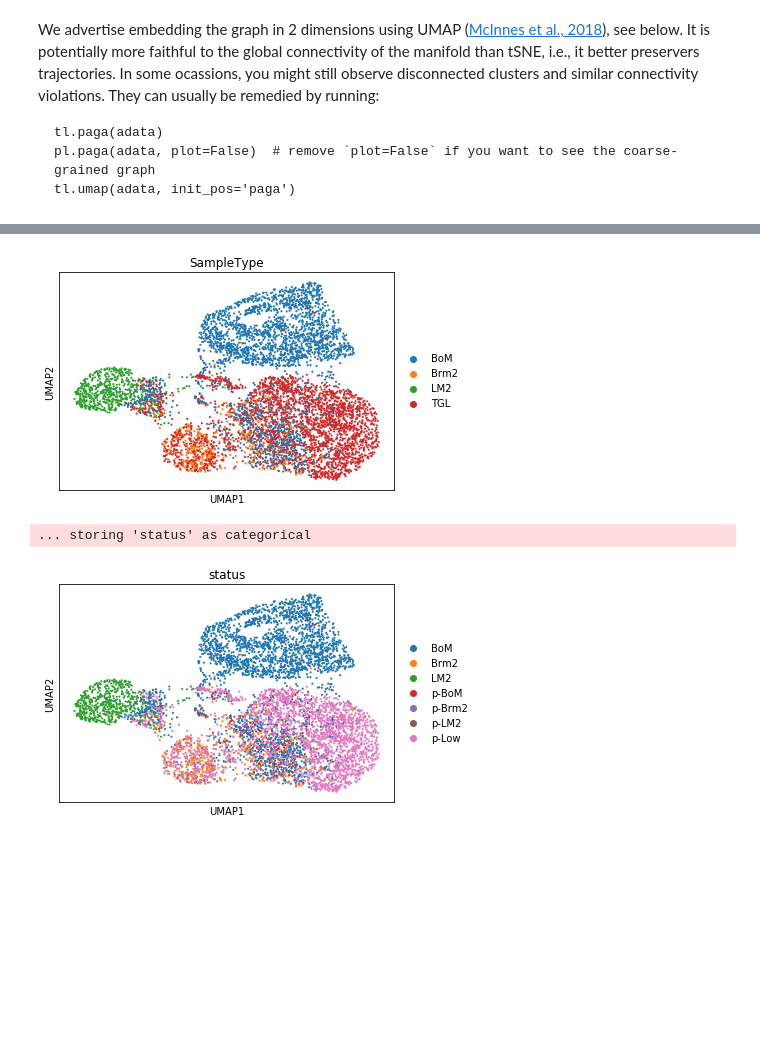
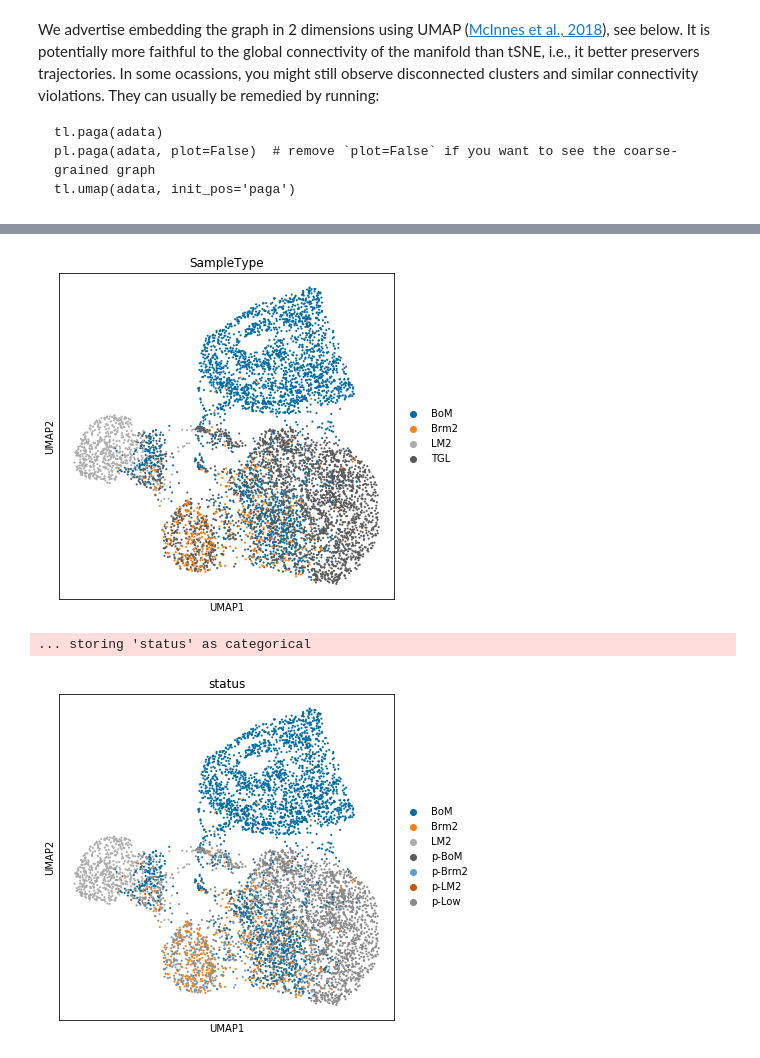
Before and after one commit to tiannagrant/BP205B_2020, a Jupyter notebook: DE_MDA.ipynb, the cells around one changed output, grey strips where cells are left out. Saved outputs shown, nothing was run; the diff lists cells and outputs as text; code cells hidden in the pictures; blank space fills up the shorter version.

```diff
--- a/DE_MDA.ipynb
+++ b/DE_MDA.ipynb
@@ -3,6 +3,9 @@ from processing.process_raw_data import *
 # %%
 import anndata
 import matplotlib.pyplot as plt
+plt.style.use('tableau-colorblind10')
+import matplotlib as mpl
+mpl.rcParams['figure.figsize'] = 6,6
 # %%
 anndata.__version__
 # %% [output]
@@ -74,3 +77,3 @@ sc.pl.umap(adata_TGL, color=['logqual'])
 # %%
-sc.pl.umap(adata, color=['SampleType'])
+sc.pl.umap(adata, color=['SampleType'], save = 'origin-cluster.svg')
 # %% [output]
@@ -77,4 +81,4 @@ sc.pl.umap(adata, color=['SampleType'])
-[figure, old version]
+[figure, new version]
 # %%
 LM2_percent = []
 BoM_percent = []
@@ -108,4 +112,4 @@ adata.obs['status'] = mask
 sc.pl.umap(adata, color=['status'])
 # %% [output]
 ... storing 'status' as categorical
-[figure, old version]
+[figure, new version]
```
Also changed, not shown: parts of 40 cells of this notebook, 16 other files.
